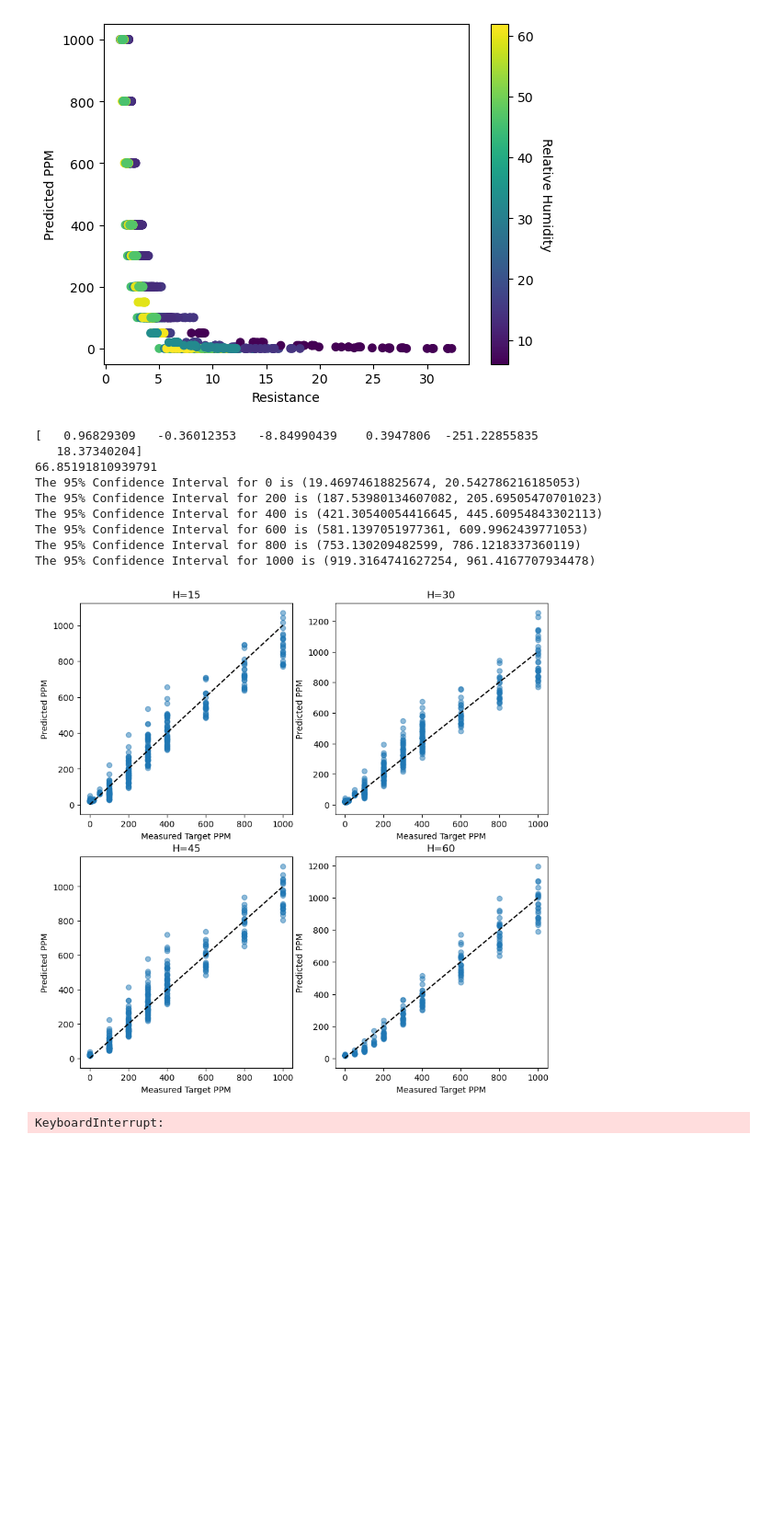
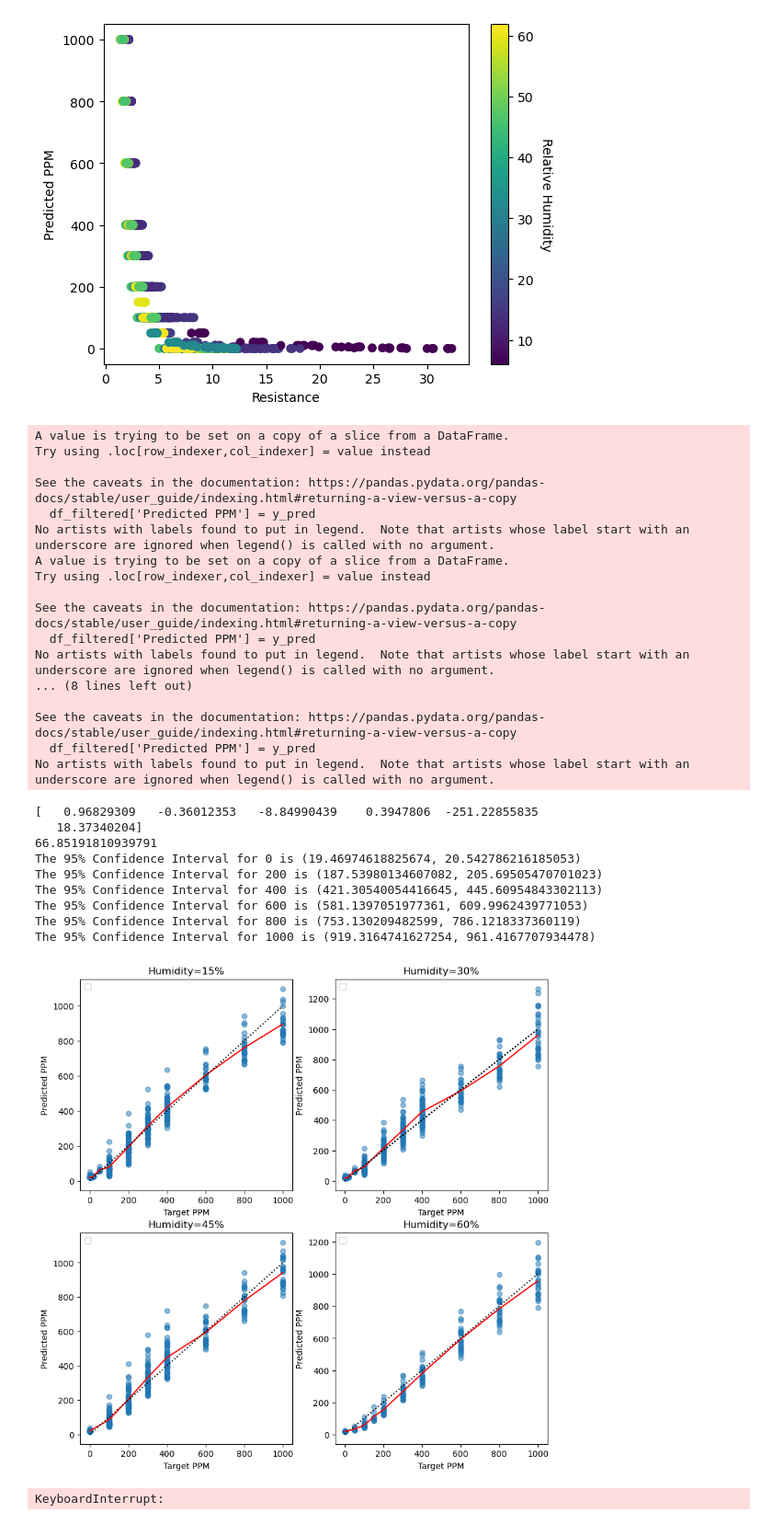
Before and after one commit to Coopsims/MethaneDataScience, a Jupyter notebook: Ben's Analysis/Equation Generation.ipynb, the cells around one changed output. Shown at 92% size. Saved outputs shown, nothing was run; the diff lists cells and outputs as text; code cells hidden in the pictures; blank space fills up the shorter version.

Commit message:
changed the graph slightly

```diff
--- a/Ben's Analysis/Equation Generation.ipynb
+++ b/Ben's Analysis/Equation Generation.ipynb
@@ -104,6 +104,7 @@ plt.show()
 # a**((-1*R*b)+(-1*H*c)+d)+e   6.5                          87.79
 
 # a**((((-1*R)/(H**b))*c)+(-1*H*d)+e)+f 7.1                 74.09   35.76   62.37   113.46
+import scipy.optimize as sc
 
 def funkEQ(X, a, b,c,d,e,f):
     R, H = X
@@ -121,18 +122,11 @@ popt, pcov = sc.curve_fit(funkEQ, (xDataResistance, xDataRH), yDataTargetPPM, p0
 
 # Print the optimized parameters
 print(popt)
-#print('Fitted function parameters: a=%.3f, b=%.3f, c=%.3f, f=%.3f, g=%.3f, h=%.3f' % (popt[0], popt[1], popt[2], popt[3], popt[4], popt[5]))
-#best_params[0]=[18,  1,  4, 12,  0,  4, -7]
-# file2=file2[file2["SensorID"]==3]
-# X = file2.drop('Target PPM', axis='columns')
-# y = file2.loc[:, 'Target PPM']
-# X_train, X_test, y_train, y_test = train_test_split(X, y, test_size=0.2, random_state=42)
-# Extract the Resistance column from the X_test dataframe
+
 R_test = X_test.loc[:, 'Resistance']
 H_test = X_test.loc[:, 'RelativeHumidity']
 T_test = X_test.loc[:, 'Temperature']
-#popt = [38.538220,0.843161,4.637493,380.116483,0.06614,0.298036,-78.340227]
-#popt = best_params[0]
+
 # Generate the predictions using the optimized parameters and the input data
 y_pred = funkEQ((R_test, H_test), *popt)
 
@@ -143,52 +137,82 @@ print(testVal)
 # Iterate through target PPM values and calculate the 95% confidence interval for each value
 for i in range(0, 1001, 200):
 
     # Filter the data for the current target PPM value
     df = file2[file2['Target PPM'] == i]
 
     # Calculate the model output using the filtered data and optimized parameters
     myData = funkEQ((df.loc[:, 'Resistance'], df.loc[:, 'RelativeHumidity']), *popt)
 
     # Calculate the 95% confidence interval using the t-distribution
     low95, high95 = st.t.interval(0.95, len(myData)-1, loc=np.mean(myData), scale=st.sem(myData))
 
 
     # Print the 95% confidence interval for the current target PPM value
     print("The 95% Confidence Interval for " + str(i) + " is (" + str(low95) + ", " + str(high95) + ")")
 
 humidity_values = [int(h) for h in [15,30,45,60]]
 
 fig, axs = plt.subplots(2, 2, figsize=(10, 10))  # Create a 2x2 grid of subplots
 
 # Flatten the axs array in case it's 2D
 axs = axs.flatten()
 
 for i, H in enumerate(humidity_values):
     # Filter the data for the given humidity value
     mask = (file2['RelativeHumidity'] >= H-5) & (file2['RelativeHumidity'] <= H+5)
-    xDataResistance_H = file2.loc[mask, 'Resistance']
-    yDataTargetPPM_H = file2.loc[mask, 'Target PPM']
+    df_filtered = file2.loc[mask]
 
-    # Use the fixed humidity value instead of the real humidity data
-    predictedPPM = funkEQ((xDataResistance_H, H), *popt)
+    xDataResistance = df_filtered.loc[:, 'Resistance']
+    xDataRH = df_filtered.loc[:, 'RelativeHumidity']
+    yDataTargetPPM = df_filtered.loc[:, 'Target PPM']
 
-    # Scatter plot for each humidity value in its own subplot
-    axs[i].scatter(yDataTargetPPM_H, predictedPPM, alpha=0.5)
-    axs[i].plot([yDataTargetPPM_H.min(), yDataTargetPPM_H.max()], [yDataTargetPPM_H.min(), yDataTargetPPM_H.max()], 'k--')
-    axs[i].set_xlabel('Measured Target PPM')
+    y_pred = funkEQ((xDataResistance, xDataRH), *popt)
+    df_filtered['Predicted PPM'] = y_pred
+
+    # Create a scatter plot
+    sc = axs[i].scatter(yDataTargetPPM, y_pred, alpha=.5)
+
+    # Calculate mean prediction for each target PPM and plot it
+    mean_pred_per_target_ppm = df_filtered.groupby('Target PPM')['Predicted PPM'].mean()
+    axs[i].plot(mean_pred_per_target_ppm.index, mean_pred_per_target_ppm.values, color='r')
+
+    # Add a linear dotted line
+    axs[i].plot(yDataTargetPPM, yDataTargetPPM, 'k:')
+
+    axs[i].legend()
+    axs[i].set_xlabel('Target PPM')
     axs[i].set_ylabel('Predicted PPM')
-    axs[i].set_title(f'H={H}')
+    axs[i].set_title(f'Humidity={H}%')
+
+plt.show()
 # %% [output]
-[   0.96829309   -0.36012353   -8.84990439    0.3947806  -251.22855835
-   18.37340204]
-66.85191810939791
-The 95% Confidence Interval for 0 is (19.46974618825674, 20.542786216185053)
-The 95% Confidence Interval for 200 is (187.53980134607082, 205.69505470701023)
-The 95% Confidence Interval for 400 is (421.30540054416645, 445.60954843302113)
-The 95% Confidence Interval for 600 is (581.1397051977361, 609.9962439771053)
-The 95% Confidence Interval for 800 is (753.130209482599, 786.1218337360119)
-The 95% Confidence Interval for 1000 is (919.3164741627254, 961.4167707934478)
+A value is trying to be set on a copy of a slice from a DataFrame.
+Try using .loc[row_indexer,col_indexer] = value instead
+
+See the caveats in the documentation: https://pandas.pydata.org/pandas-docs/stable/user_guide/indexing.html#returning-a-view-versus-a-copy
+  df_filtered['Predicted PPM'] = y_pred
+No artists with labels found to put in legend.  Note that artists whose label start with an underscore are ignored when legend() is called with no argument.
+A value is trying to be set on a copy of a slice from a DataFrame.
+Try using .loc[row_indexer,col_indexer] = value instead
+
+See the caveats in the documentation: https://pandas.pydata.org/pandas-docs/stable/user_guide/indexing.html#returning-a-view-versus-a-copy
+  df_filtered['Predicted PPM'] = y_pred
+No artists with labels found to put in legend.  Note that artists whose label start with an underscore are ignored when legend() is called with no argument.
+... (8 lines left out)
+
+See the caveats in the documentation: https://pandas.pydata.org/pandas-docs/stable/user_guide/indexing.html#returning-a-view-versus-a-copy
+  df_filtered['Predicted PPM'] = y_pred
+No artists with labels found to put in legend.  Note that artists whose label start with an underscore are ignored when legend() is called with no argument.
+[   0.96829309   -0.36012353   -8.84990439    0.3947806  -251.22855835
+   18.37340204]
+66.85191810939791
+The 95% Confidence Interval for 0 is (19.46974618825674, 20.542786216185053)
+The 95% Confidence Interval for 200 is (187.53980134607082, 205.69505470701023)
+The 95% Confidence Interval for 400 is (421.30540054416645, 445.60954843302113)
+The 95% Confidence Interval for 600 is (581.1397051977361, 609.9962439771053)
+The 95% Confidence Interval for 800 is (753.130209482599, 786.1218337360119)
+The 95% Confidence Interval for 1000 is (919.3164741627254, 961.4167707934478)
-[figure, old version]
+[figure, new version]
 # %%
 # The initial conditions to get this optimization were: [-7  1 15 -1  2 -8]
 # 86.5397055085405
```
Also changed, not shown: parts of 4 cells of this notebook.
